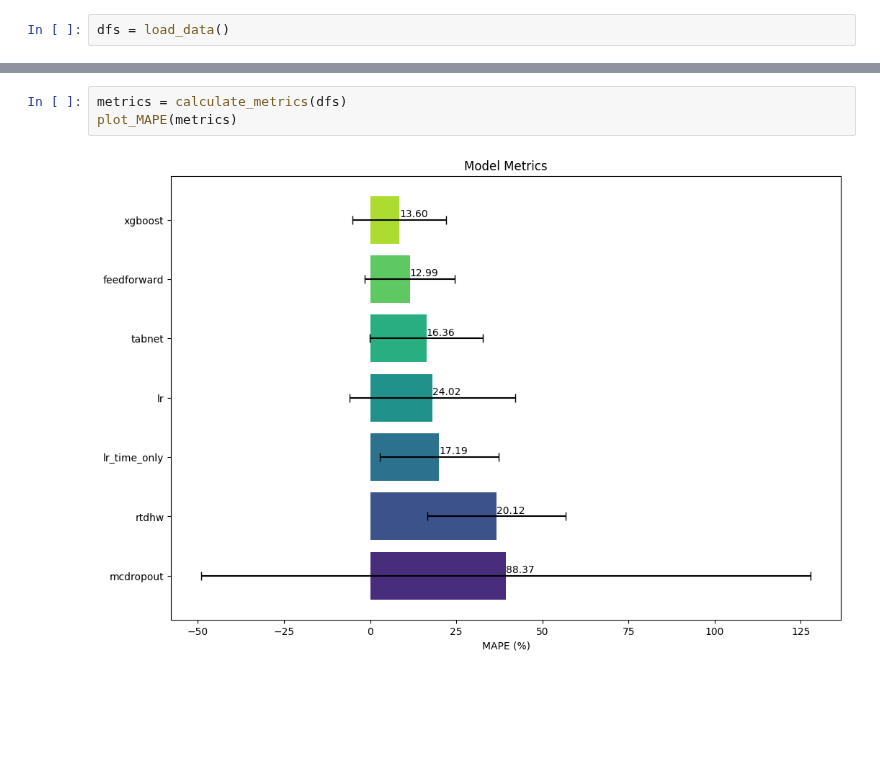
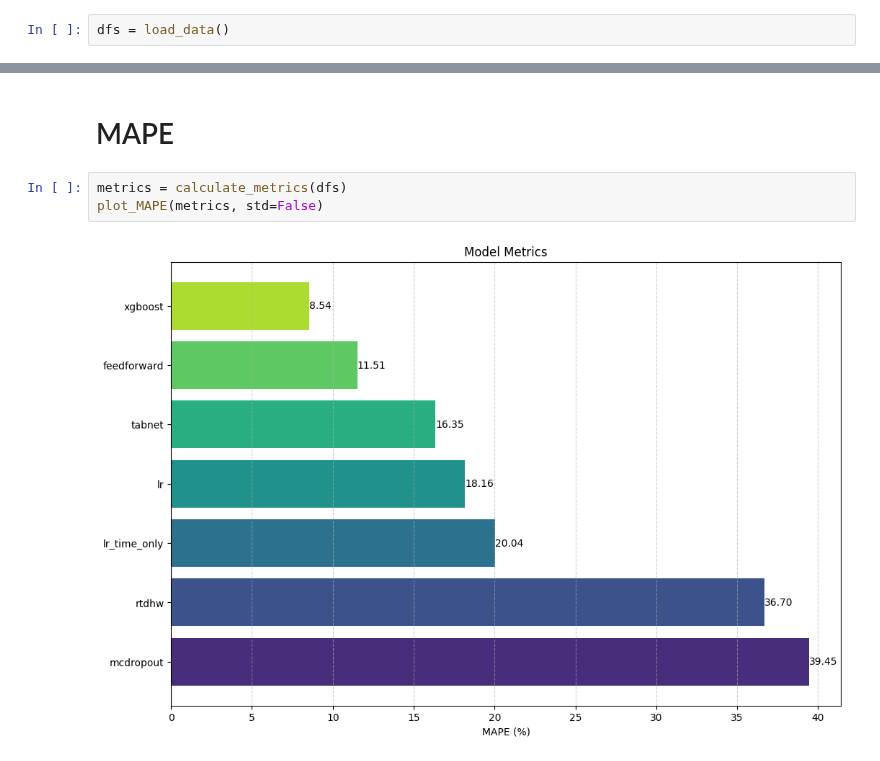
Before and after one commit to FrancoCabezasPoblete/resource-prediction-study, a Jupyter notebook: notebooks/eda_final.ipynb, the cells around one changed output, grey strips where cells are left out. Cells and saved outputs as stored; diff of their text form; blank space fills up the shorter version.

Commit message:
feat: new plots

```diff
--- a/notebooks/eda_final.ipynb
+++ b/notebooks/eda_final.ipynb
@@ -71,6 +96,8 @@ def plot_errors(dfs: dict[str, pd.DataFrame]):
 	plt.show()
+# %% [markdown]
+# MAPE
 # %%
 metrics = calculate_metrics(dfs)
-plot_MAPE(metrics)
+plot_MAPE(metrics, std=False)
 # %% [output]
-[figure, old version]
+[figure, new version]
```
Also changed, not shown: parts of 9 cells of this notebook.
